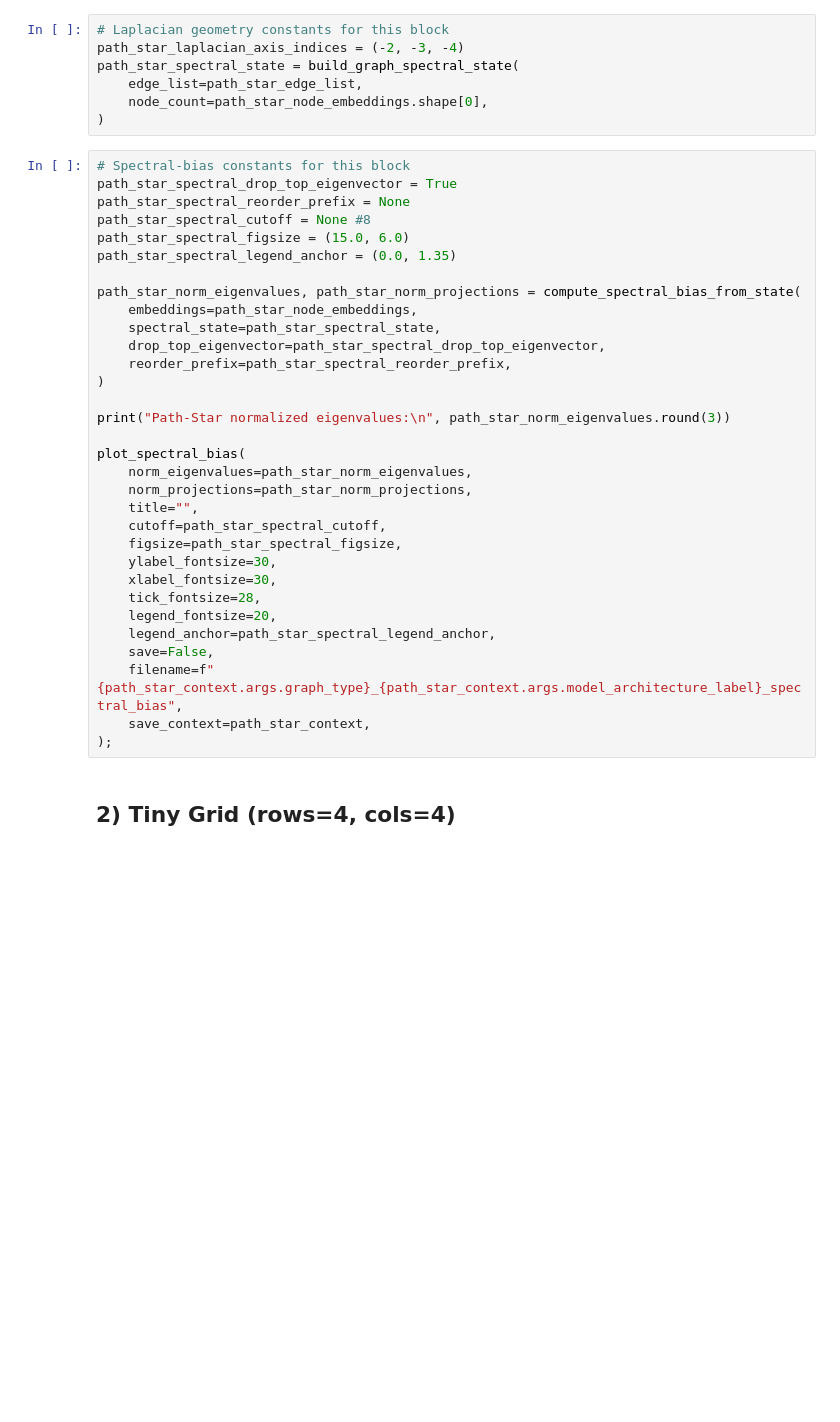
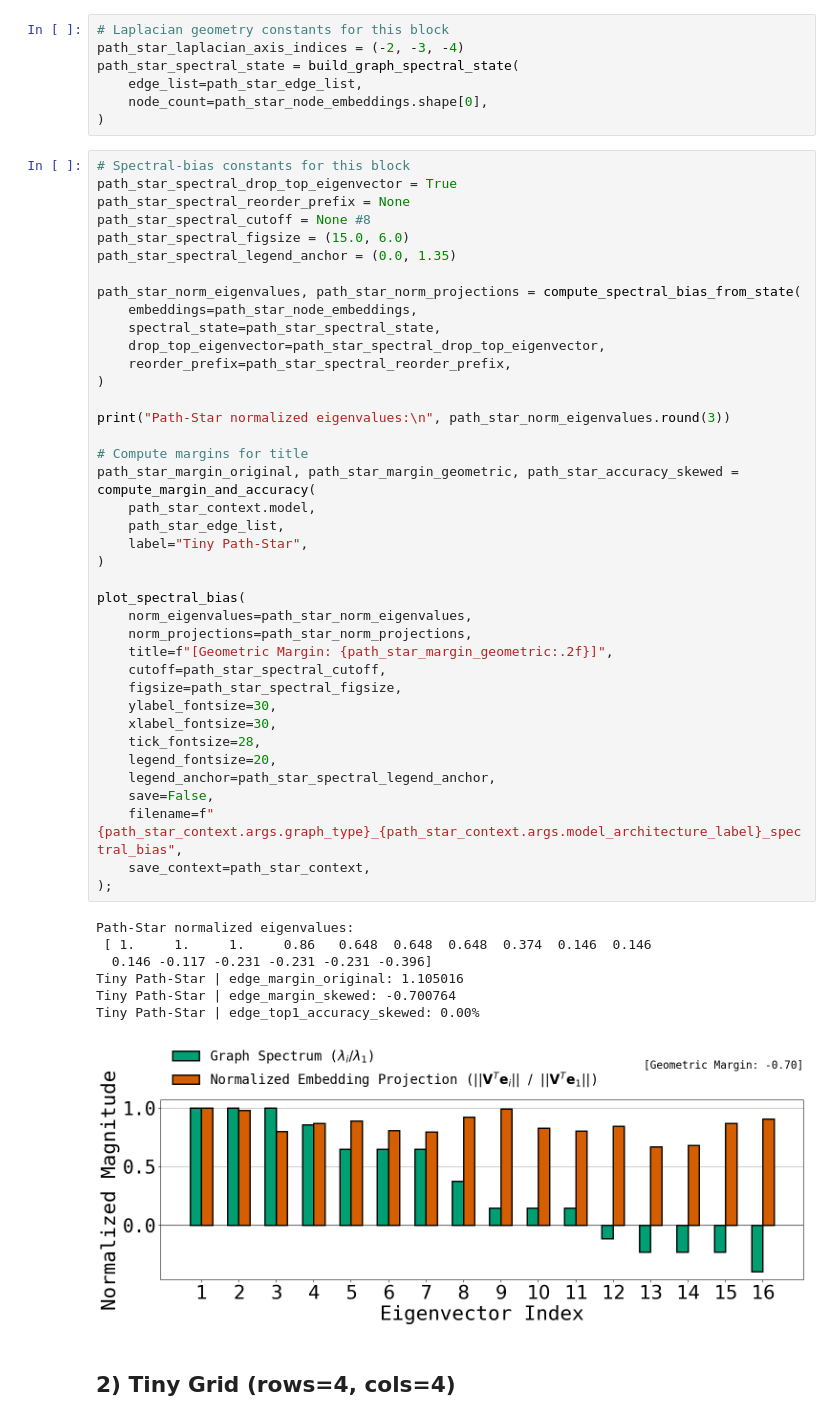
Before and after one commit to Shahriarnz14/Geometric_Memory, a Jupyter notebook: tiny_graphs_notebooks/experiment_notebooks_self_edges/tiny_associative.ipynb, the cells around one changed output. Cells and saved outputs as stored; diff of their text form; blank space fills up the shorter version.

Commit message:
associative memory for tiny graphs matching neural net with self-edges on graph

```diff
--- a/tiny_graphs_notebooks/experiment_notebooks_self_edges/tiny_associative.ipynb
+++ b/tiny_graphs_notebooks/experiment_notebooks_self_edges/tiny_associative.ipynb
@@ -214,34 +269,49 @@ path_star_spectral_state = build_graph_spectral_state(
 # Spectral-bias constants for this block
 path_star_spectral_drop_top_eigenvector = True
 path_star_spectral_reorder_prefix = None
 path_star_spectral_cutoff = None #8
 path_star_spectral_figsize = (15.0, 6.0)
 path_star_spectral_legend_anchor = (0.0, 1.35)
 
 path_star_norm_eigenvalues, path_star_norm_projections = compute_spectral_bias_from_state(
     embeddings=path_star_node_embeddings,
     spectral_state=path_star_spectral_state,
     drop_top_eigenvector=path_star_spectral_drop_top_eigenvector,
     reorder_prefix=path_star_spectral_reorder_prefix,
 )
 
 print("Path-Star normalized eigenvalues:\n", path_star_norm_eigenvalues.round(3))
 
+# Compute margins for title
+path_star_margin_original, path_star_margin_geometric, path_star_accuracy_skewed = compute_margin_and_accuracy(
+    path_star_context.model,
+    path_star_edge_list,
+    label="Tiny Path-Star",
+)
+
 plot_spectral_bias(
     norm_eigenvalues=path_star_norm_eigenvalues,
     norm_projections=path_star_norm_projections,
-    title="",
+    title=f"[Geometric Margin: {path_star_margin_geometric:.2f}]",
     cutoff=path_star_spectral_cutoff,
     figsize=path_star_spectral_figsize,
     ylabel_fontsize=30,
     xlabel_fontsize=30,
     tick_fontsize=28,
     legend_fontsize=20,
     legend_anchor=path_star_spectral_legend_anchor,
     save=False,
     filename=f"{path_star_context.args.graph_type}_{path_star_context.args.model_architecture_label}_spectral_bias",
     save_context=path_star_context,
 );
+# %% [output]
+Path-Star normalized eigenvalues:
+ [ 1.     1.     1.     0.86   0.648  0.648  0.648  0.374  0.146  0.146
+  0.146 -0.117 -0.231 -0.231 -0.231 -0.396]
+Tiny Path-Star | edge_margin_original: 1.105016
+Tiny Path-Star | edge_margin_skewed: -0.700764
+Tiny Path-Star | edge_top1_accuracy_skewed: 0.00%
+[figure, added]
 # %% [markdown]
 ## 2) Tiny Grid (rows=4, cols=4)
 # %%
```
Also changed, not shown: parts of 31 cells of this notebook.
